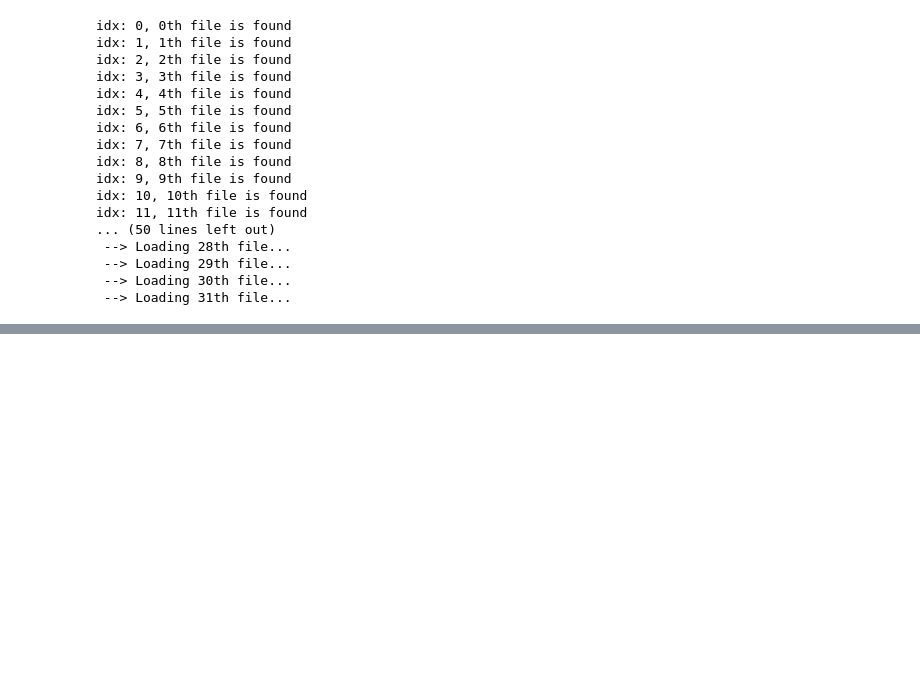
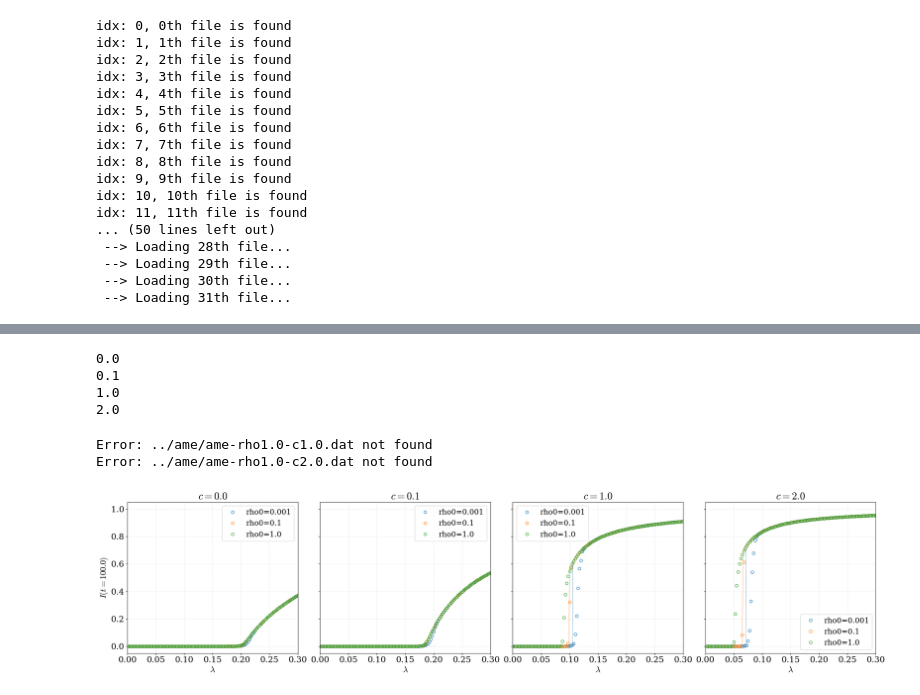
Before and after one commit to Kojirouuuu/trend-sar, a Jupyter notebook: notebook/sis_from_s3_rho0.ipynb, the cells around one changed output, grey strips where cells are left out. Drawn from its saved outputs; the diff is of its cells as text; code cells hidden in the pictures; blank space fills up the shorter version.

```diff
--- a/notebook/sis_from_s3_rho0.ipynb
+++ b/notebook/sis_from_s3_rho0.ipynb
@@ -446,0 +447,63 @@ plt.show()
+# %%
+c_list
+for c in c_list:
+    str_c = str(c)
+    print(str_c)
+# %% [output]
+0.0
+0.1
+1.0
+2.0
+# %%
+arr = np.zeros((len(rho0List), len(c_list)), dtype=object)
+lambda_values_ame = np.zeros((len(rho0List), len(c_list)), dtype=object)
+I_ame = np.zeros((len(rho0List), len(c_list)), dtype=object)
+
+base_ame_path = "../ame/"
+for r_idx, rho0 in enumerate(rho0List):
+    str_rho0 = str(rho0)
+    for c_idx, c in enumerate(c_list):
+        str_c = str(c)
+        file = os.path.join(base_ame_path, "ame-rho" + str_rho0 + "-c" + str_c + ".dat")
+        try:
+            arr[r_idx, c_idx] = np.genfromtxt(file, names=True)
+            lambda_values_ame[r_idx, c_idx] = np.array(arr[r_idx, c_idx]["lambda0"])
+            I_ame[r_idx, c_idx] = np.array(arr[r_idx, c_idx]["I"])
+        except:
+            print(f"Error: {file} not found")
+# %% [output]
+Error: ../ame/ame-rho1.0-c1.0.dat not found
+Error: ../ame/ame-rho1.0-c2.0.dat not found
+# %%
+fig, axes = plt.subplots(1, len(c_list), figsize=(6 * len(c_list), 6), sharey=True, squeeze=False)
+
+deltax = 0.0
+deltay = 0.05
+
+for c_idx, c in enumerate(c_list):
+    ax = axes[0, c_idx]
+
+    for rho0_idx in range(len(rho0List)):
+        rho0 = rho0List[rho0_idx]
+        valid_mean_I = valid_last_I[rho0_idx, c_idx, :]
+        ax.plot(lamb_values, valid_mean_I/N, label=f"rho0={rho0}", linestyle="", marker="o", markersize=6, markerfacecolor="none", markeredgecolor=colors[rho0_idx])
+        try:
+            ax.plot(lambda_values_ame[rho0_idx, c_idx], I_ame[rho0_idx, c_idx], color=colors[rho0_idx], linestyle="-", linewidth=0.5)
+        except:
+            pass
+
+    ax.legend()
+    ax.grid(True, linestyle=":", alpha=0.5)
+    ax.set_title(rf"$c={c}$")
+    ax.set_xlabel(r"$\lambda$")
+    if c_idx == 0:
+        ax.set_ylabel(rf"$I(t={tmax})$")
+    ax.set_xlim(0.0-deltax, 0.3+deltax)
+    ax.set_ylim(0-deltay, 1+deltay)
+
+# fig.suptitle(rf"Network$: {network_type}, N={N}, \left<k\right>={k_ave}, $tmax$={tmax}$")
+fig.tight_layout()
+
+plt.show()
+# %% [output]
+[figure, added]
```
Also changed, not shown: parts of 2 cells of this notebook, 2 other files.
